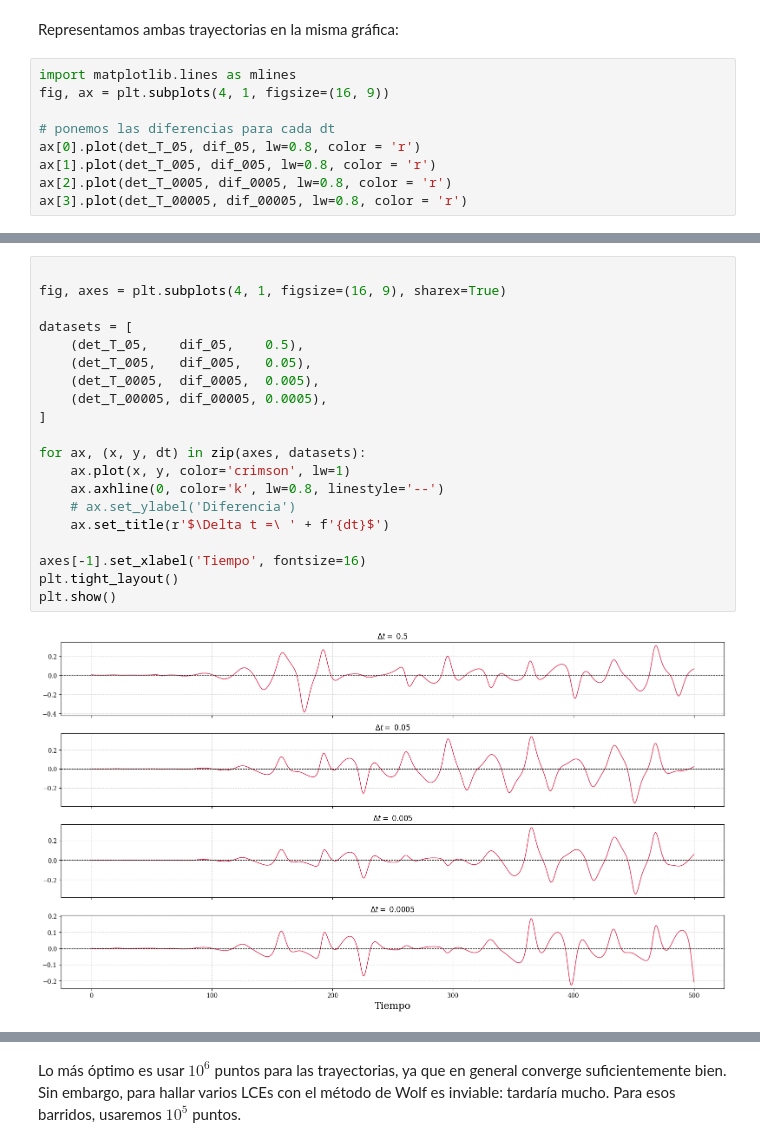
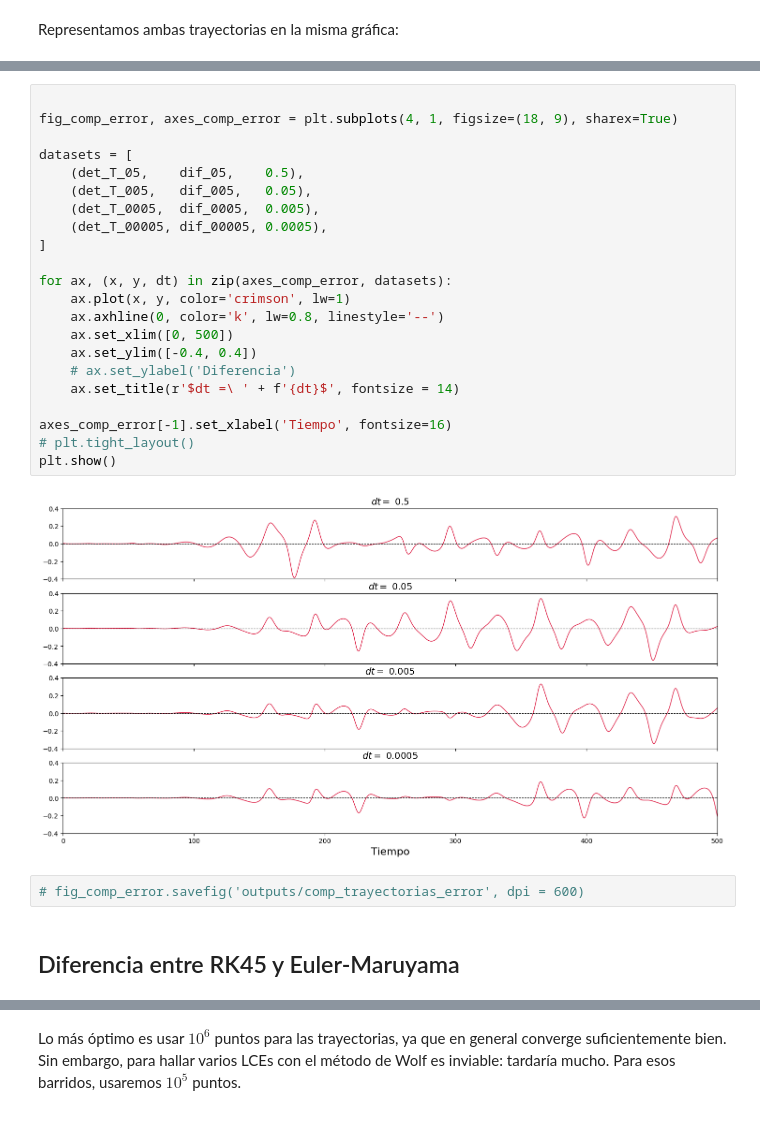
Before and after one commit to jenriquezafra/TFG, a Jupyter notebook: notebooks/comparations.ipynb, the cells around one changed output, grey strips where cells are left out. Drawn from its saved outputs; the diff is of its cells as text.

```diff
--- a/notebooks/comparations.ipynb
+++ b/notebooks/comparations.ipynb
@@ -79,12 +81,3 @@ dif_0005 = det_X_0005[0] - stoc_X_0005[:-1,0]
 dif_00005 = det_X_00005[0] - stoc_X_00005[:-1,0]
 # %% [markdown]
 Representamos ambas trayectorias en la misma gráfica:
-# %%
-import matplotlib.lines as mlines
-fig, ax = plt.subplots(4, 1, figsize=(16, 9))
-
-# ponemos las diferencias para cada dt
-ax[0].plot(det_T_05, dif_05, lw=0.8, color = 'r')
-ax[1].plot(det_T_005, dif_005, lw=0.8, color = 'r')
-ax[2].plot(det_T_0005, dif_0005, lw=0.8, color = 'r')
-ax[3].plot(det_T_00005, dif_00005, lw=0.8, color = 'r')
@@ -94,24 +84,30 @@ ax[3].plot(det_T_00005, dif_00005, lw=0.8, color = 'r')
 # %%
 
-fig, axes = plt.subplots(4, 1, figsize=(16, 9), sharex=True)
+fig_comp_error, axes_comp_error = plt.subplots(4, 1, figsize=(18, 9), sharex=True)
 
 datasets = [
     (det_T_05,    dif_05,    0.5),
     (det_T_005,   dif_005,   0.05),
     (det_T_0005,  dif_0005,  0.005),
     (det_T_00005, dif_00005, 0.0005),
 ]
 
-for ax, (x, y, dt) in zip(axes, datasets):
+for ax, (x, y, dt) in zip(axes_comp_error, datasets):
     ax.plot(x, y, color='crimson', lw=1)
     ax.axhline(0, color='k', lw=0.8, linestyle='--')
+    ax.set_xlim([0, 500])
+    ax.set_ylim([-0.4, 0.4])
     # ax.set_ylabel('Diferencia')
-    ax.set_title(r'$\Delta t =\ ' + f'{dt}$')
+    ax.set_title(r'$dt =\ ' + f'{dt}$', fontsize = 14)
 
-axes[-1].set_xlabel('Tiempo', fontsize=16)
-plt.tight_layout()
+axes_comp_error[-1].set_xlabel('Tiempo', fontsize=16)
+# plt.tight_layout()
 plt.show()
 # %% [output]
-[figure, old version]
+[figure, new version]
+# %%
+# fig_comp_error.savefig('outputs/comp_trayectorias_error', dpi = 600)
+# %% [markdown]
+## Diferencia entre RK45 y Euler-Maruyama
 # %%
 import matplotlib.lines as mlines
```
Also changed, not shown: parts of 4 cells of this notebook.
